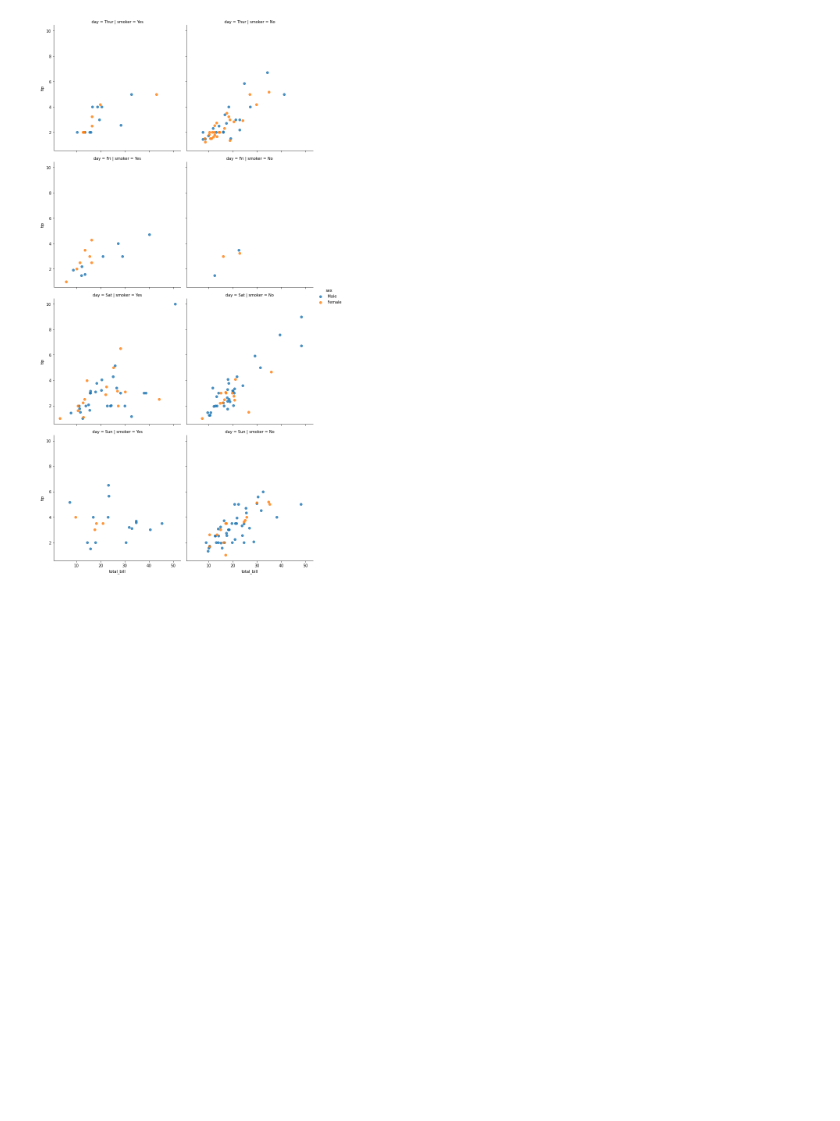
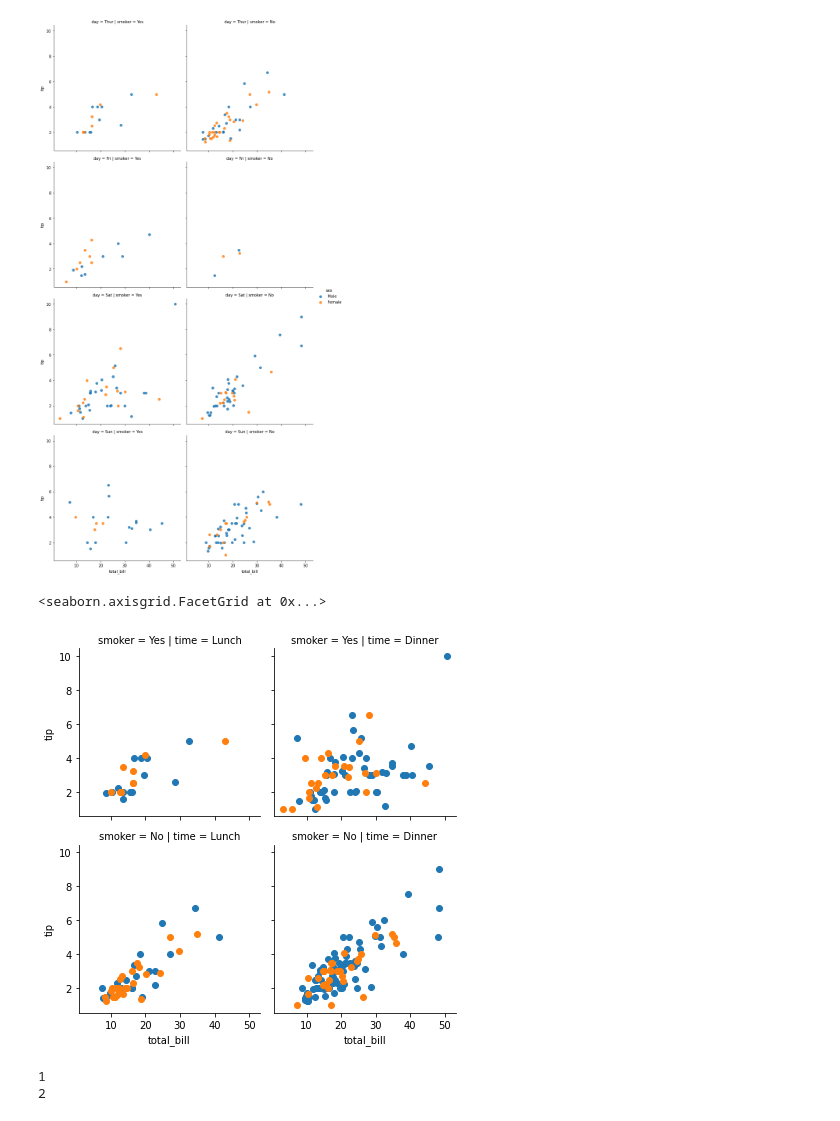
Before and after one commit to dilaraesmer/-Data-Processing-in-Python, a Jupyter notebook: Data_Processing_in_Python.ipynb, the cells around one changed output. Saved outputs shown, nothing was run; the diff lists cells and outputs as text; code cells hidden in the pictures; blank space fills up the shorter version.

```diff
--- a/Data_Processing_in_Python.ipynb
+++ b/Data_Processing_in_Python.ipynb
@@ -930,3 +930,17 @@ sns.lmplot(x='total_bill', y='tip', data=tips, hue='sex', fit_reg=False,
 # %% [output]
 <seaborn.axisgrid.FacetGrid at 0x...>
 [figure]
+# %%
+facet = sns.FacetGrid(tips, col='time', row='smoker', hue='sex')
+
+facet.map(plt.scatter, 'total_bill', 'tip')
+# %% [output]
+<seaborn.axisgrid.FacetGrid at 0x...>
+[figure, added]
+# %%
+a, b = [1, 2]
+print(a)
+print(b)
+# %% [output]
+1
+2
```
Also changed, not shown: parts of 1 cell of this notebook.
